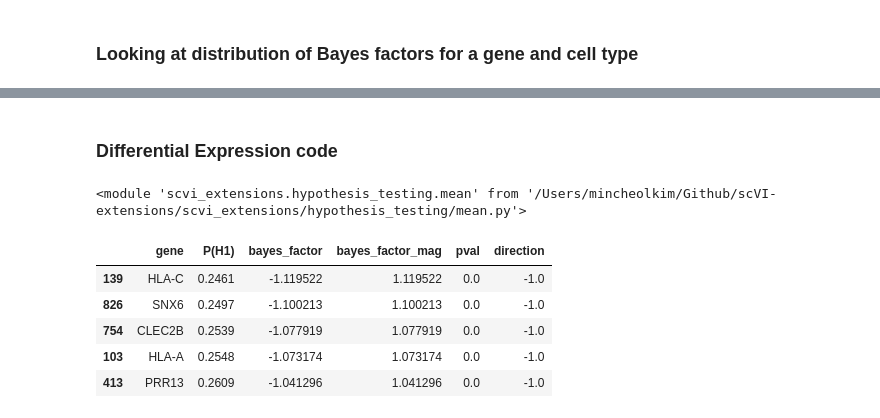
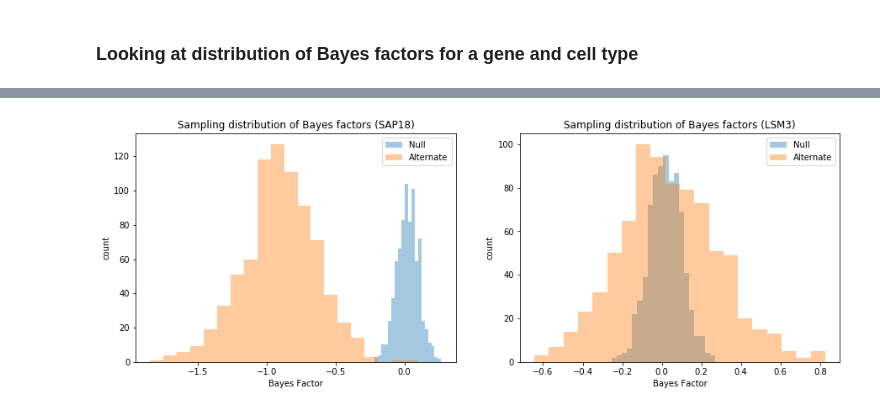
Before and after one commit to mincheoly/scVI-extensions, a Jupyter notebook: notebooks/de_dev.ipynb, the cells around one changed output, grey strips where cells are left out. Drawn from its saved outputs; the diff is of its cells as text; code cells hidden in the pictures.

Commit message:
variance testing v2

```diff
--- a/notebooks/de_dev.ipynb
+++ b/notebooks/de_dev.ipynb
@@ -63,2 +64,13 @@ Number of cells kept after removing all zero cells: 283634
 Finished preprocessing CROP-seq dataset
 Downsampling from 32738 to 1000 genes
+# %%
+imp.reload(cs)
+# Load the dataset
+gene_dataset_de = cs.CropseqDataset(
+    filename=h5_filename,
+    metadata_filename=abridged_metadata_filename,
+    new_n_genes=1000,
+    use_donors=True,
+    use_labels='guide',
+    testing_labels='guide',
+    save_path='')
@@ -155,7 +173,6 @@ Most DE gene: HLA-A
 imp.reload(mn)
 h1_bayes_factors, h0_bayes_factors = mn.batch_differential_expression(
     vaec,
-    label_dataloader['all'],
+    gene_dataset_de,
     M_sampling=100,
-    desired_labels=[0, 1],
-    num_batch=100)
+    desired_labels=[0, 1])
@@ -198,6 +178,0 @@ Text(0,0.5,'Gene count')
-# %% [markdown]
-### Differential Expression code
-# %%
-imp.reload(mn)
-# %% [output]
-<module 'scvi_extensions.hypothesis_testing.mean' from '/Users/mincheolkim/Github/scVI-extensions/scvi_extensions/hypothesis_testing/mean.py'>
@@ -206,9 +179,17 @@ de_results = mn.differential_expression(vaec, gene_dataset, [0, 1], 100, 10000)
-# %%
-de_results[0][1].head(5)
-# %% [output]
-|  | gene | P(H1) | bayes_factor | bayes_factor_mag | pval | direction |
-| 139 | HLA-C | 0.2461 | -1.119522 | 1.119522 | 0.0 | -1.0 |
-| 826 | SNX6 | 0.2497 | -1.100213 | 1.100213 | 0.0 | -1.0 |
-| 754 | CLEC2B | 0.2539 | -1.077919 | 1.077919 | 0.0 | -1.0 |
-| 103 | HLA-A | 0.2548 | -1.073174 | 1.073174 | 0.0 | -1.0 |
-| 413 | PRR13 | 0.2609 | -1.041296 | 1.041296 | 0.0 | -1.0 |
+# %%
+plt.figure(figsize=(15, 5));
+plt.subplot(1, 2, 1);
+sns.distplot(h0_bayes_factors[:, 410], kde=False, bins=20)
+sns.distplot(h1_bayes_factors[:, 410], kde=False, bins=20)
+plt.legend(['Null', 'Alternate']);
+plt.title('Sampling distribution of Bayes factors (SAP18)');
+plt.xlabel('Bayes Factor');plt.ylabel('count');
+plt.subplot(1, 2, 2);
+sns.distplot(h0_bayes_factors[:, 336], kde=False, bins=20)
+sns.distplot(h1_bayes_factors[:, 336], kde=False, bins=20)
+plt.legend(['Null', 'Alternate']);
+plt.title('Sampling distribution of Bayes factors (LSM3)');
+plt.xlabel('Bayes Factor');plt.ylabel('count');
+plt.savefig('/Users/mincheolkim/Documents/scvi_outputs/labmeeting/de_bf_sampling_dist.png', bbox='tight')
+# %% [output]
+[figure, added]
```
Also changed, not shown: parts of 25 cells of this notebook, 8 other files.
